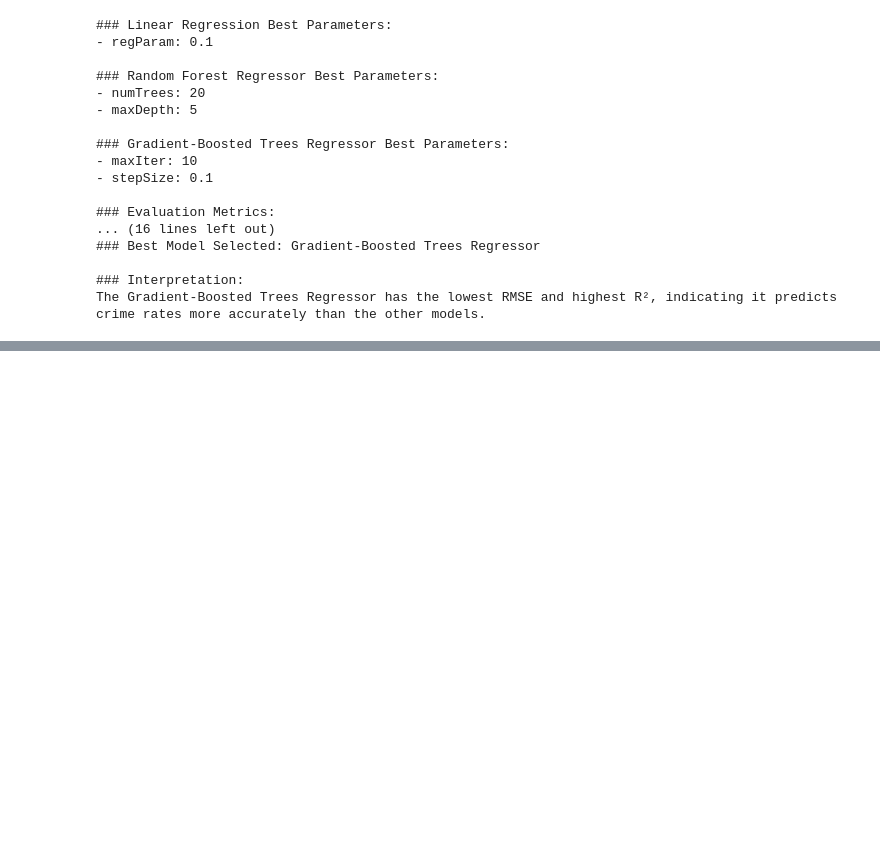
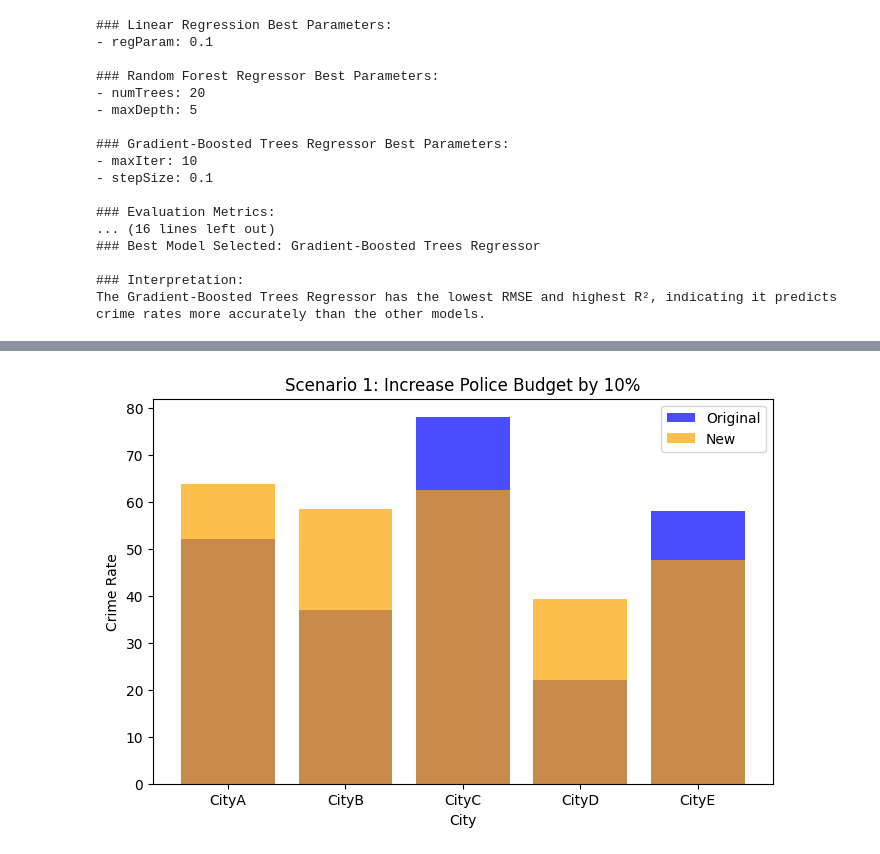
Before and after one commit to Moulyasree1234/assignment5--Crime-Rate-Prediction---MLlib-spark, a Jupyter notebook: crime_rate_prediction.ipynb, the cells around one changed output, grey strips where cells are left out. Cells and saved outputs as stored; diff of their text form; code cells hidden in the pictures; blank space fills up the shorter version.

```diff
--- a/crime_rate_prediction.ipynb
+++ b/crime_rate_prediction.ipynb
@@ -715,3 +715,97 @@ print("The Gradient-Boosted Trees Regressor has the lowest RMSE and highest R²,
 
 ### Interpretation:
 The Gradient-Boosted Trees Regressor has the lowest RMSE and highest R², indicating it predicts crime rates more accurately than the other models.
+# %%
+import pandas as pd
+import numpy as np
+import matplotlib.pyplot as plt
+
+# Sample data
+data = {
+    "City": ["CityA", "CityB", "CityC", "CityD", "CityE"],
+    "police_budget": [100, 150, 200, 250, 300],
+    "unemployment_rate": [6.5, 5.0, 8.0, 4.5, 7.0],
+    "housing_quality_index": [70, 65, 55, 80, 60],
+    "predicted_crime_rate": [52, 37, 78, 22, 58]
+}
+
+# Load into DataFrame
+crime_data = pd.DataFrame(data)
+
+# Placeholder function for predicting crime rates using the best model
+def predict_crime_rate(row):
+    # A mock formula for prediction. Replace with your trained model's prediction.
+    return (100 - row["police_budget"] * 0.1
+                + row["unemployment_rate"] * 1.5
+                - row["housing_quality_index"] * 0.5)
+
+# Scenario 1: Increase Police Budget by 10%
+def scenario_1(df):
+    df["new_police_budget"] = df["police_budget"] * 1.10
+    df["new_predicted_crime_rate"] = df.apply(
+        lambda row: predict_crime_rate(
+            {"police_budget": row["new_police_budget"],
+             "unemployment_rate": row["unemployment_rate"],
+             "housing_quality_index": row["housing_quality_index"]}), axis=1
+    )
+    df["percentage_change"] = ((df["new_predicted_crime_rate"] - df["predicted_crime_rate"]) / df["predicted_crime_rate"]) * 100
+    return df[["City", "predicted_crime_rate", "new_predicted_crime_rate", "percentage_change"]]
+
+# Scenario 2: Reduce Unemployment Rate by 5%
+def scenario_2(df):
+    df["new_unemployment_rate"] = df["unemployment_rate"] * 0.95
+    df["new_predicted_crime_rate"] = df.apply(
+        lambda row: predict_crime_rate(
+            {"police_budget": row["police_budget"],
+             "unemployment_rate": row["new_unemployment_rate"],
+             "housing_quality_index": row["housing_quality_index"]}), axis=1
+    )
+    df["percentage_change"] = ((df["new_predicted_crime_rate"] - df["predicted_crime_rate"]) / df["predicted_crime_rate"]) * 100
+    return df[["City", "predicted_crime_rate", "new_predicted_crime_rate", "percentage_change"]]
+
+# Scenario 3: Increase Housing Quality Index by 10%
+def scenario_3(df):
+    df["new_housing_quality_index"] = df["housing_quality_index"] * 1.10
+    df["new_predicted_crime_rate"] = df.apply(
+        lambda row: predict_crime_rate(
+            {"police_budget": row["police_budget"],
+             "unemployment_rate": row["unemployment_rate"],
+             "housing_quality_index": row["new_housing_quality_index"]}), axis=1
+    )
+    df["percentage_change"] = ((df["new_predicted_crime_rate"] - df["predicted_crime_rate"]) / df["predicted_crime_rate"]) * 100
+    return df[["City", "predicted_crime_rate", "new_predicted_crime_rate", "percentage_change"]]
+
+# Generate and print results for all scenarios
+results_1 = scenario_1(crime_data.copy())
+results_2 = scenario_2(crime_data.copy())
+results_3 = scenario_3(crime_data.copy())
+
+print("Scenario 1: Increase Police Budget by 10%")
+print(results_1)
+print("\nScenario 2: Reduce Unemployment Rate by 5%")
+print(results_2)
+print("\nScenario 3: Increase Housing Quality Index by 10%")
+print(results_3)
+
+# Visualization
+def plot_scenario(df, scenario_title):
+    plt.figure(figsize=(8, 5))
+    plt.bar(df["City"], df["predicted_crime_rate"], label="Original", alpha=0.7, color="blue")
+    plt.bar(df["City"], df["new_predicted_crime_rate"], label="New", alpha=0.7, color="orange")
+    plt.title(scenario_title)
+    plt.ylabel("Crime Rate")
+    plt.xlabel("City")
+    plt.legend()
+    plt.show()
+
+plot_scenario(results_1, "Scenario 1: Increase Police Budget by 10%")
+plot_scenario(results_2, "Scenario 2: Reduce Unemployment Rate by 5%")
+plot_scenario(results_3, "Scenario 3: Increase Housing Quality Index by 10%")
+
+# Summary of Findings
+# Summary of Findings
+print("Overall Findings:\n")
+print("- **Most Impactful Policy**: Reducing unemployment rates has the most significant impact on lowering predicted crime rates.")
+print("- **Recommendation**: Policymakers should prioritize economic development programs to reduce unemployment.")
+print("- **Additional Benefit**: Investing in housing quality also contributes to crime reduction and improves residents' quality of life.")
+# %% [output]
@@ -717,0 +829 @@ The Gradient-Boosted Trees Regressor has the lowest RMSE and highest R², indica
+[figure, added]
```
Also changed, not shown: parts of 2 cells of this notebook.
